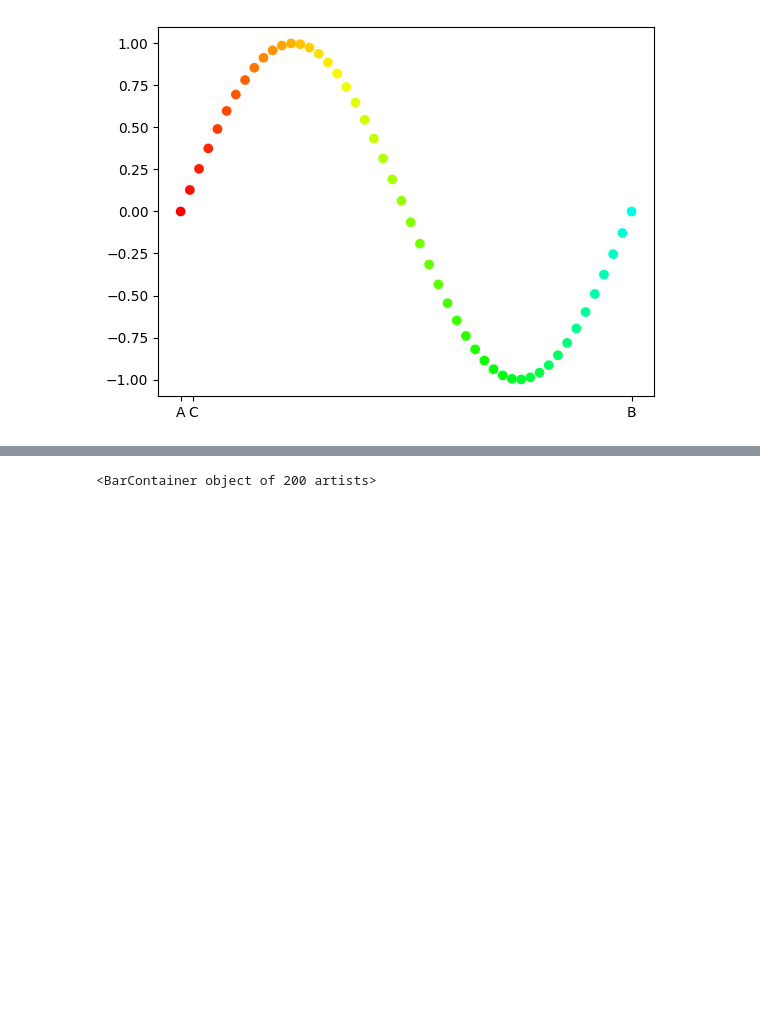
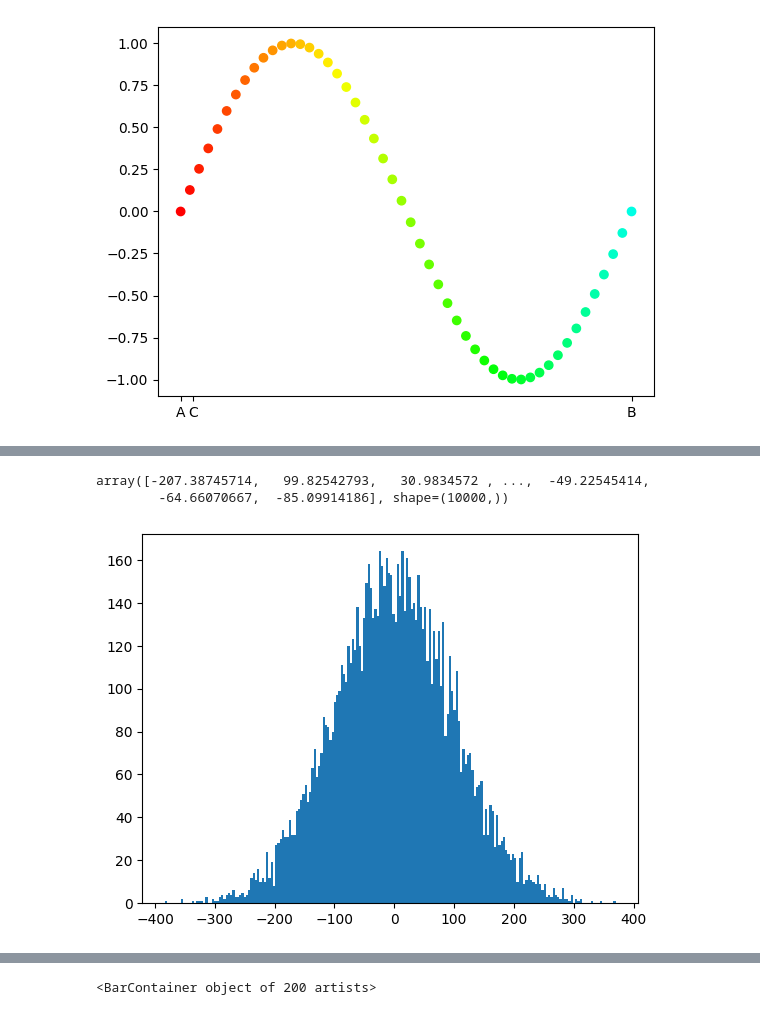
Before and after one commit to TahaT80/AI, a Jupyter notebook: part3_matplotlib/main.ipynb, the cells around one changed output, grey strips where cells are left out. Cells and saved outputs as stored; diff of their text form; code cells hidden in the pictures; blank space fills up the shorter version.

```diff
--- a/part3_matplotlib/main.ipynb
+++ b/part3_matplotlib/main.ipynb
@@ -209,3 +209,11 @@ plt.barh(x,y,left=left)
+# %%
+data = np.random.normal(0,100,(10000,))
+out = plt.hist(data,bins=200)
+data
+# %% [output]
+array([-207.38745714,   99.82542793,   30.9834572 , ...,  -49.22545414,
+        -64.66070667,  -85.09914186], shape=(10000,))
+[figure, added]
 # %%
 data = np.random.normal(0,100,(10000,))
 out = plt.hist(data,bins=200,density=True)
```
Also changed, not shown: parts of 17 cells of this notebook.
